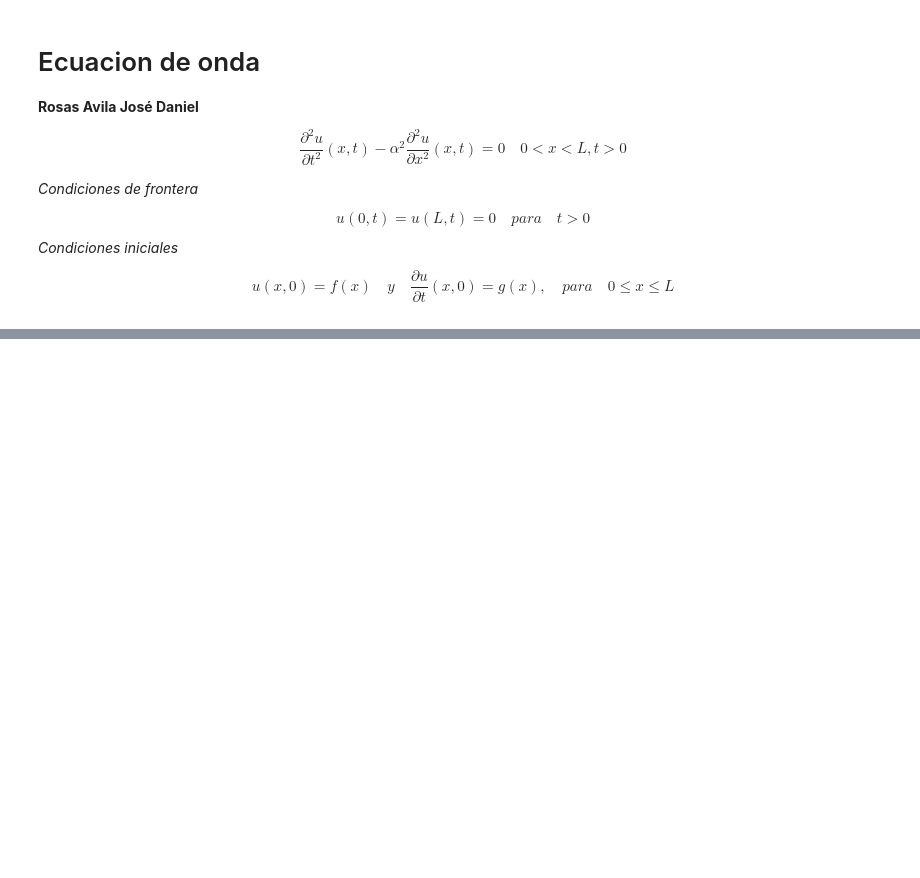
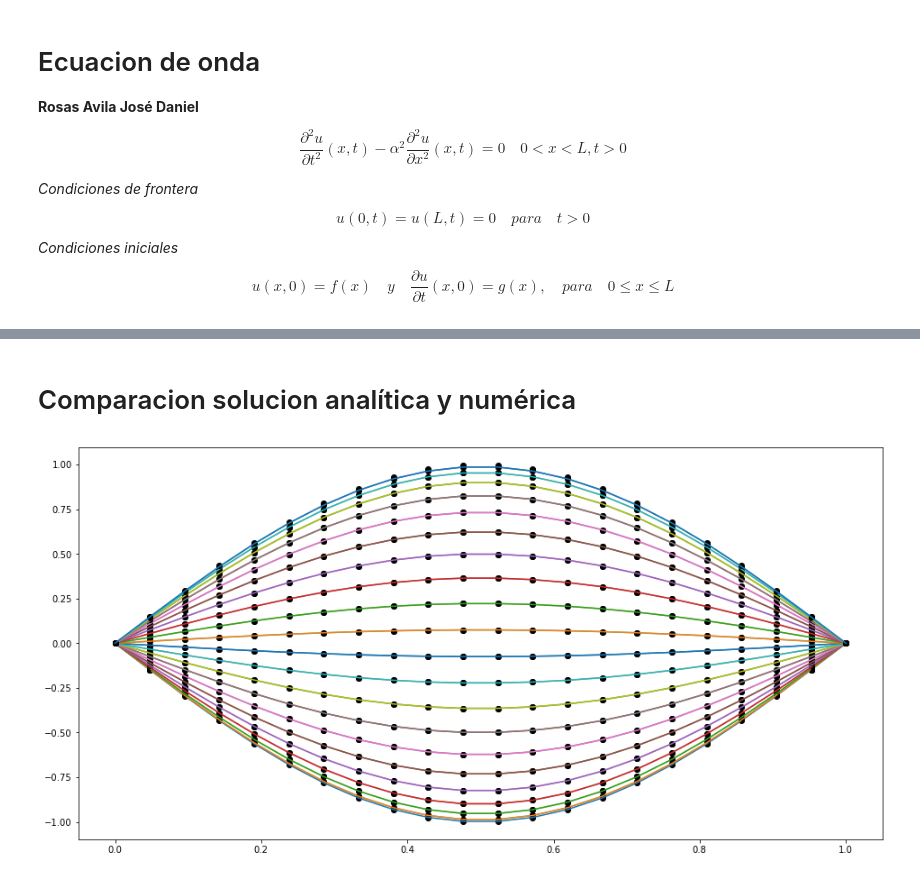
Before and after one commit to DanielR59/GeoMaC_Tareas, a Jupyter notebook: Tarea_Examen2/Ejercicio5_Ex2.ipynb, the cells around one changed output, grey strips where cells are left out. Saved outputs shown, nothing was run; the diff lists cells and outputs as text; code cells hidden in the pictures; blank space fills up the shorter version.

```diff
--- a/Tarea_Examen2/Ejercicio5_Ex2.ipynb
+++ b/Tarea_Examen2/Ejercicio5_Ex2.ipynb
@@ -47,0 +127,20 @@ w =
+# %% [markdown]
+# Comparacion solucion analítica y numérica
+# %%
+from matplotlib.animation import FuncAnimation
+u= f(x) #funcion de onda en el dominio espacial en tiempo n-1
+w = condicionesIniciales(λ,ht,u,x,2)  # funcion de onda variable en el tiempo n
+s= np.zeros(Nx+2) # Solucion en los nodos, en el tiempo n+1
+
+fig=plt.figure(figsize=(16,8))
+errores=[]
+for n in range(1,Nt):
+
+    s[1:-1]=2 * (1 - λ **2) *w[1:-1]+ λ**2 * (w[2:]+w[:-2])-u[1:-1]
+    u = w.copy() # u se convierte en la solucion anterior
+    w = s.copy() #
+    plt.plot(x,s,'ok')
+    plt.plot(x,u_exacta(x,n*ht))
+    errores.append(np.linalg.norm(np.abs(s-u_exacta(x,n*ht)),2))
+# %% [output]
+[figure, added]
```
Also changed, not shown: parts of 9 cells of this notebook.
